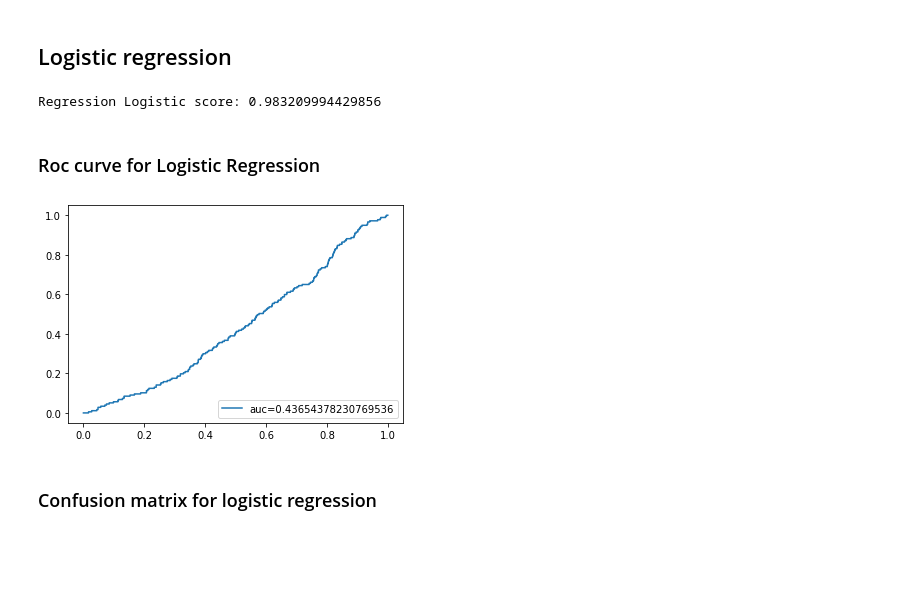
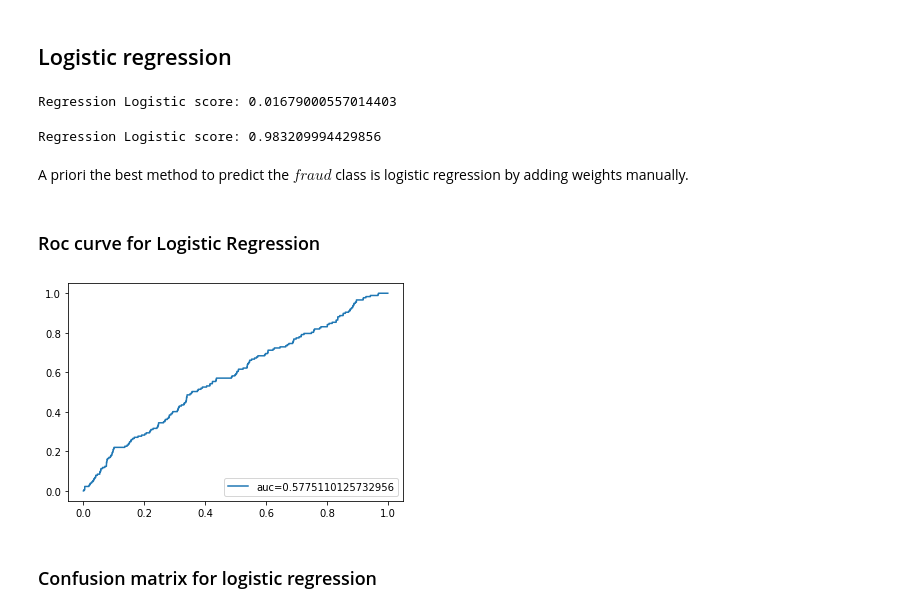
Before and after one commit to selenaiskounen/Credit_Card_Fraud, a Jupyter notebook: Fraud_prediction.ipynb, the cells around one changed output. Drawn from its saved outputs; the diff is of its cells as text; code cells hidden in the pictures; blank space fills up the shorter version.

Commit message:
LR and SVM with class_weight

```diff
--- a/Fraud_prediction.ipynb
+++ b/Fraud_prediction.ipynb
@@ -55,22 +55,29 @@ clf.score(x_test,y_test)
 0.005276566154889806
 # %% [markdown]
 ## Logistic regression
-# %%
-lr = LogisticRegression(random_state=10).fit(X,Y)
-print("Regression Logistic score:",lr.score(X,Y))
-# %% [output]
-Regression Logistic score: 0.983209994429856
+# %%
+lr_balanced = LogisticRegression(class_weight = 'balanced', random_state=10).fit(X,Y)
+print("Regression Logistic score:",lr_balanced.score(X,Y))
+# %% [output]
+Regression Logistic score: 0.01679000557014403
+# %%
+lr_custom = LogisticRegression(class_weight = {0:0.2 , 1:0.8}, random_state=10).fit(X,Y)
+print("Regression Logistic score:",lr_custom.score(X,Y))
+# %% [output]
+Regression Logistic score: 0.983209994429856
+# %% [markdown]
+A priori the best method to predict the $fraud$ class is logistic regression by adding weights manually.
 # %% [markdown]
 ### Roc curve for Logistic Regression
 # %%
-y_pred_proba=lr.predict_proba(x_test)[::,1]
+y_pred_proba=lr_custom.predict_proba(x_test)[::,1]
 fpr , tpr, _ =metrics.roc_curve(y_test,y_pred_proba)
 auc = metrics.roc_auc_score(y_test,y_pred_proba)
 plt.plot(fpr,tpr,label= "auc="+str(auc))
 plt.legend(loc=4)
 plt.show()
 # %% [output]
-[figure, old version]
+[figure, new version]
 # %% [markdown]
 ### Confusion matrix for logistic regression
 # %%
```
Also changed, not shown: parts of 12 cells of this notebook.
